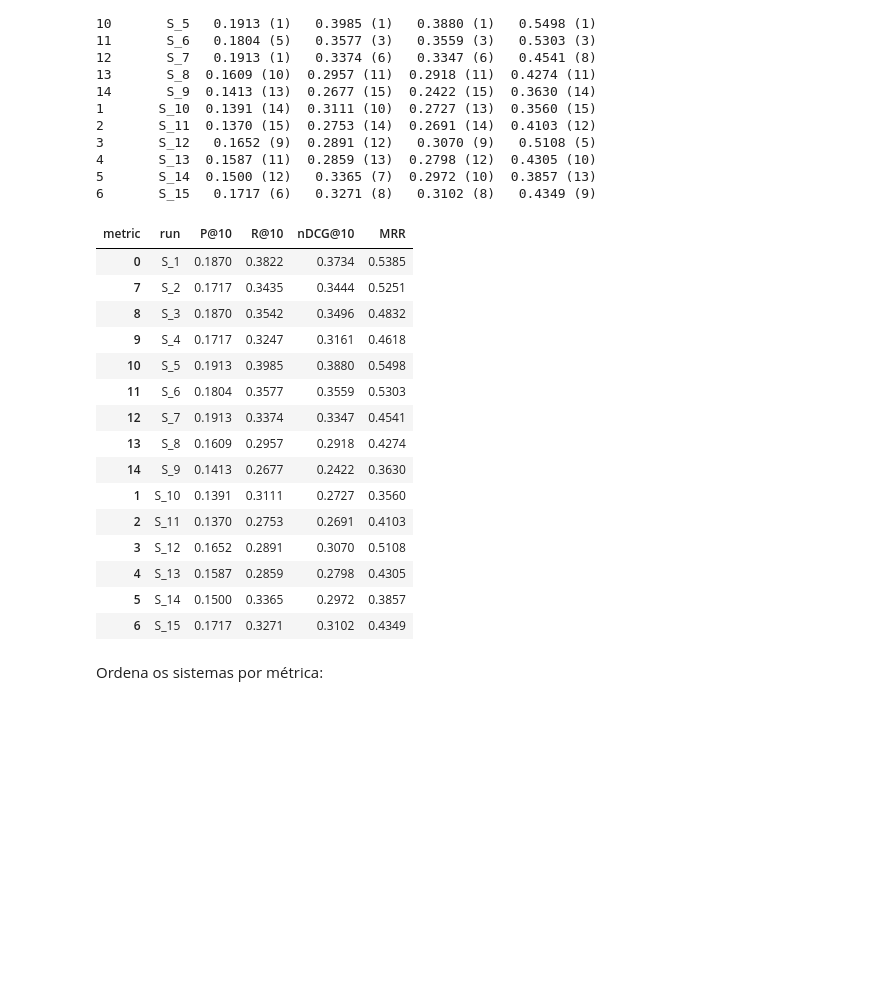
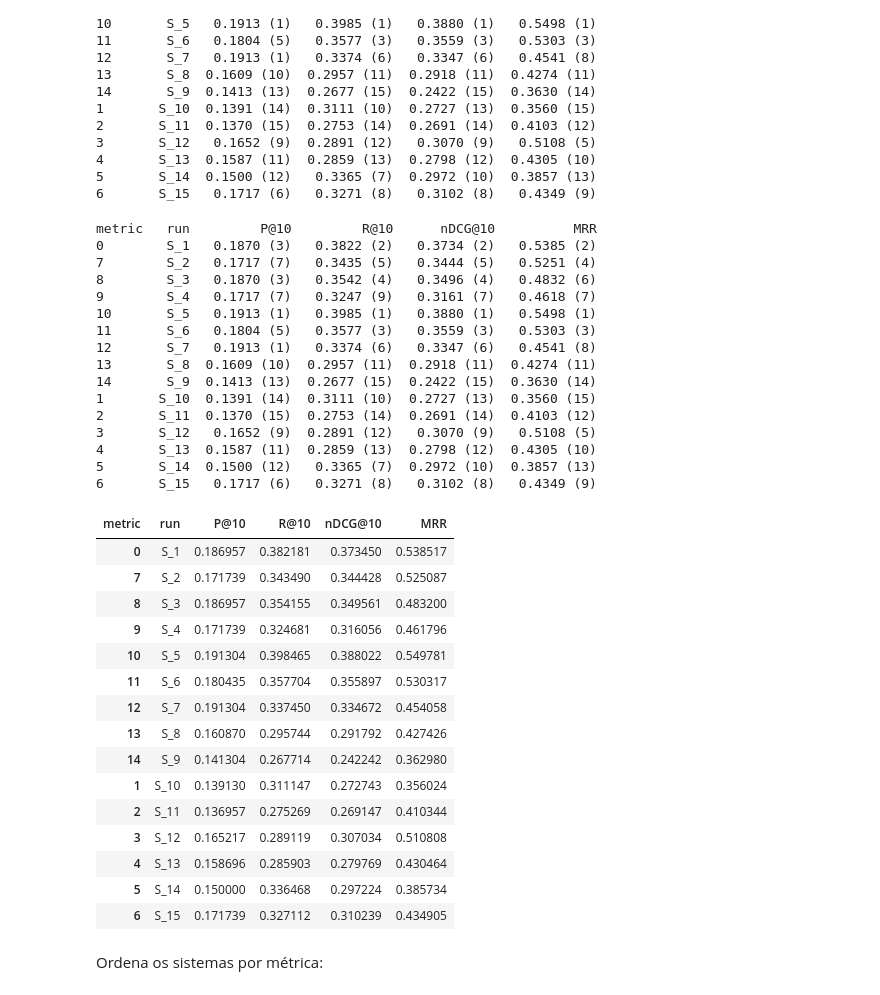
Before and after one commit to carisio/NormasTCU, a Jupyter notebook: 8 - Comparação ranking sistemas.ipynb, the cells around one changed output. Saved outputs shown, nothing was run; the diff lists cells and outputs as text; code cells hidden in the pictures; blank space fills up the shorter version.

```diff
--- a/8 - Comparação ranking sistemas.ipynb
+++ b/8 - Comparação ranking sistemas.ipynb
@@ -237,44 +237,60 @@ metric   run         P@10         R@10      nDCG@10          MRR
 # %%
 x = df_metricas[df_metricas.qrels==NOME_QRELS_REF]
 
 df_metricas_para_qrels = x.pivot(index="run", columns="metric", values="value").reset_index()
 df_metricas_para_qrels = df_metricas_para_qrels[["run", "P@10", "R@10", "nDCG@10", "MRR"]]
 df_metricas_para_qrels = df_metricas_para_qrels.sort_values(by="run", key=lambda x: x.str.extract(r'(\d+)').astype(int)[0]) # ordenar pelo número após o "S_"
 
 # supondo df_new já pivotado e ordenado
 
 metrics = ["P@10", "R@10", "nDCG@10", "MRR"]
 
-df_ranked = df_new.copy()
+df_ranked = df_metricas_para_qrels.copy()
 
 for m in metrics:
     # ranking (1 = melhor valor)
-    ranks = df_new[m].rank(ascending=False, method="min").astype(int)
+    ranks = df_metricas_para_qrels[m].rank(ascending=False, method="min").astype(int)
 
     # formatar: valor (rank)
-    df_ranked[m] = df_new[m].map(lambda x: f"{x:.4f}") + " (" + ranks.astype(str) + ")"
+    df_ranked[m] = df_metricas_para_qrels[m].map(lambda x: f"{x:.4f}") + " (" + ranks.astype(str) + ")"
 
 print(df_ranked)
 
 
 df_metricas_para_qrels
 # %% [output]
+metric   run         P@10         R@10      nDCG@10          MRR
+0        S_1   0.1870 (3)   0.3822 (2)   0.3734 (2)   0.5385 (2)
+7        S_2   0.1717 (7)   0.3435 (5)   0.3444 (5)   0.5251 (4)
+8        S_3   0.1870 (3)   0.3542 (4)   0.3496 (4)   0.4832 (6)
+9        S_4   0.1717 (7)   0.3247 (9)   0.3161 (7)   0.4618 (7)
+10       S_5   0.1913 (1)   0.3985 (1)   0.3880 (1)   0.5498 (1)
+11       S_6   0.1804 (5)   0.3577 (3)   0.3559 (3)   0.5303 (3)
+12       S_7   0.1913 (1)   0.3374 (6)   0.3347 (6)   0.4541 (8)
+13       S_8  0.1609 (10)  0.2957 (11)  0.2918 (11)  0.4274 (11)
+14       S_9  0.1413 (13)  0.2677 (15)  0.2422 (15)  0.3630 (14)
+1       S_10  0.1391 (14)  0.3111 (10)  0.2727 (13)  0.3560 (15)
+2       S_11  0.1370 (15)  0.2753 (14)  0.2691 (14)  0.4103 (12)
+3       S_12   0.1652 (9)  0.2891 (12)   0.3070 (9)   0.5108 (5)
+4       S_13  0.1587 (11)  0.2859 (13)  0.2798 (12)  0.4305 (10)
+5       S_14  0.1500 (12)   0.3365 (7)  0.2972 (10)  0.3857 (13)
+6       S_15   0.1717 (6)   0.3271 (8)   0.3102 (8)   0.4349 (9)
 | metric | run | P@10 | R@10 | nDCG@10 | MRR |
-| 0 | S_1 | 0.1870 | 0.3822 | 0.3734 | 0.5385 |
-| 7 | S_2 | 0.1717 | 0.3435 | 0.3444 | 0.5251 |
-| 8 | S_3 | 0.1870 | 0.3542 | 0.3496 | 0.4832 |
-| 9 | S_4 | 0.1717 | 0.3247 | 0.3161 | 0.4618 |
-| 10 | S_5 | 0.1913 | 0.3985 | 0.3880 | 0.5498 |
-| 11 | S_6 | 0.1804 | 0.3577 | 0.3559 | 0.5303 |
-| 12 | S_7 | 0.1913 | 0.3374 | 0.3347 | 0.4541 |
-| 13 | S_8 | 0.1609 | 0.2957 | 0.2918 | 0.4274 |
-| 14 | S_9 | 0.1413 | 0.2677 | 0.2422 | 0.3630 |
-| 1 | S_10 | 0.1391 | 0.3111 | 0.2727 | 0.3560 |
-| 2 | S_11 | 0.1370 | 0.2753 | 0.2691 | 0.4103 |
-| 3 | S_12 | 0.1652 | 0.2891 | 0.3070 | 0.5108 |
-| 4 | S_13 | 0.1587 | 0.2859 | 0.2798 | 0.4305 |
-| 5 | S_14 | 0.1500 | 0.3365 | 0.2972 | 0.3857 |
-| 6 | S_15 | 0.1717 | 0.3271 | 0.3102 | 0.4349 |
+| 0 | S_1 | 0.186957 | 0.382181 | 0.373450 | 0.538517 |
+| 7 | S_2 | 0.171739 | 0.343490 | 0.344428 | 0.525087 |
+| 8 | S_3 | 0.186957 | 0.354155 | 0.349561 | 0.483200 |
+| 9 | S_4 | 0.171739 | 0.324681 | 0.316056 | 0.461796 |
+| 10 | S_5 | 0.191304 | 0.398465 | 0.388022 | 0.549781 |
+| 11 | S_6 | 0.180435 | 0.357704 | 0.355897 | 0.530317 |
+| 12 | S_7 | 0.191304 | 0.337450 | 0.334672 | 0.454058 |
+| 13 | S_8 | 0.160870 | 0.295744 | 0.291792 | 0.427426 |
+| 14 | S_9 | 0.141304 | 0.267714 | 0.242242 | 0.362980 |
+| 1 | S_10 | 0.139130 | 0.311147 | 0.272743 | 0.356024 |
+| 2 | S_11 | 0.136957 | 0.275269 | 0.269147 | 0.410344 |
+| 3 | S_12 | 0.165217 | 0.289119 | 0.307034 | 0.510808 |
+| 4 | S_13 | 0.158696 | 0.285903 | 0.279769 | 0.430464 |
+| 5 | S_14 | 0.150000 | 0.336468 | 0.297224 | 0.385734 |
+| 6 | S_15 | 0.171739 | 0.327112 | 0.310239 | 0.434905 |
 # %% [markdown]
 Ordena os sistemas por métrica:
 # %%
```
Also changed, not shown: parts of 4 cells of this notebook.
